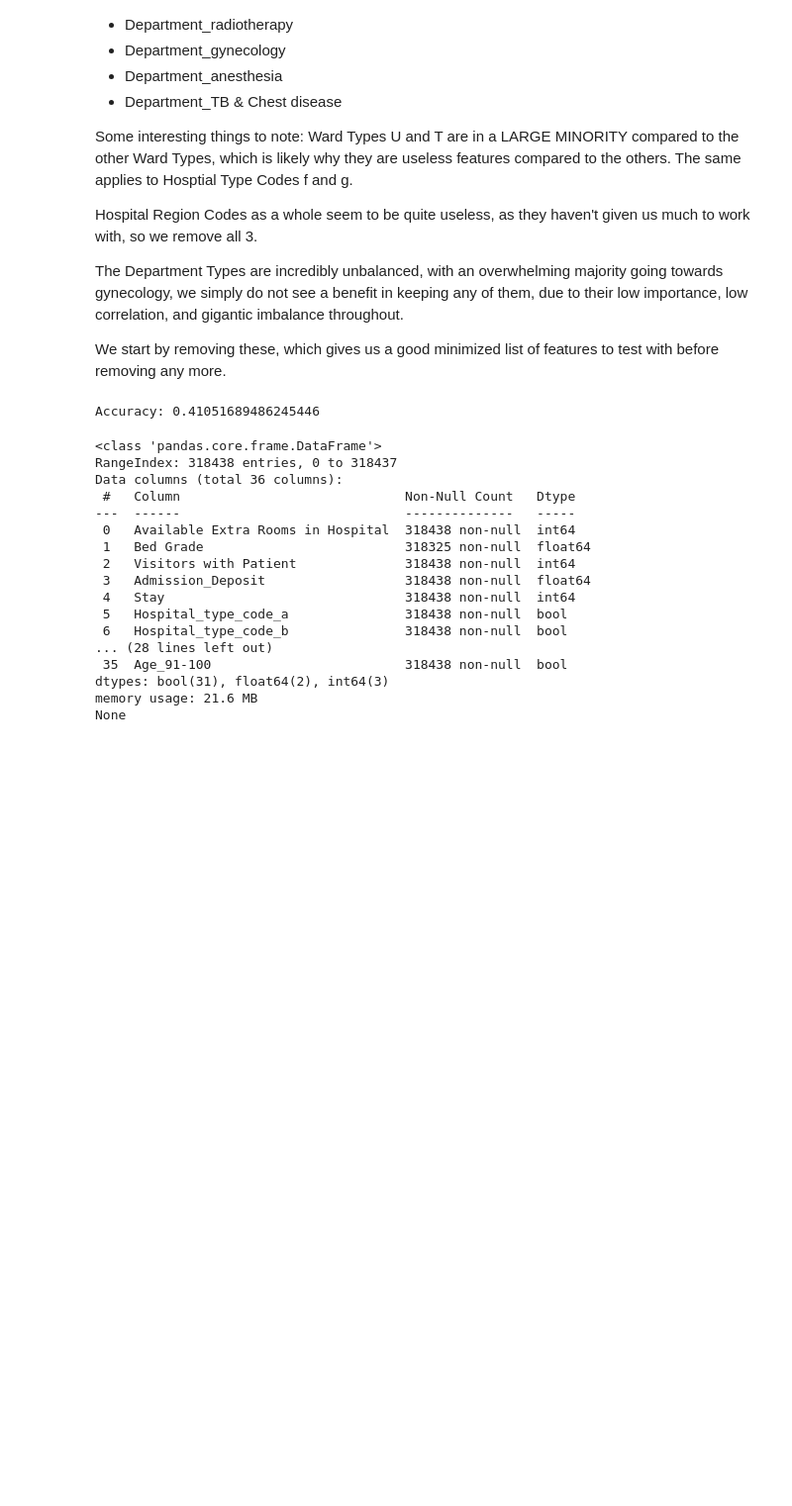
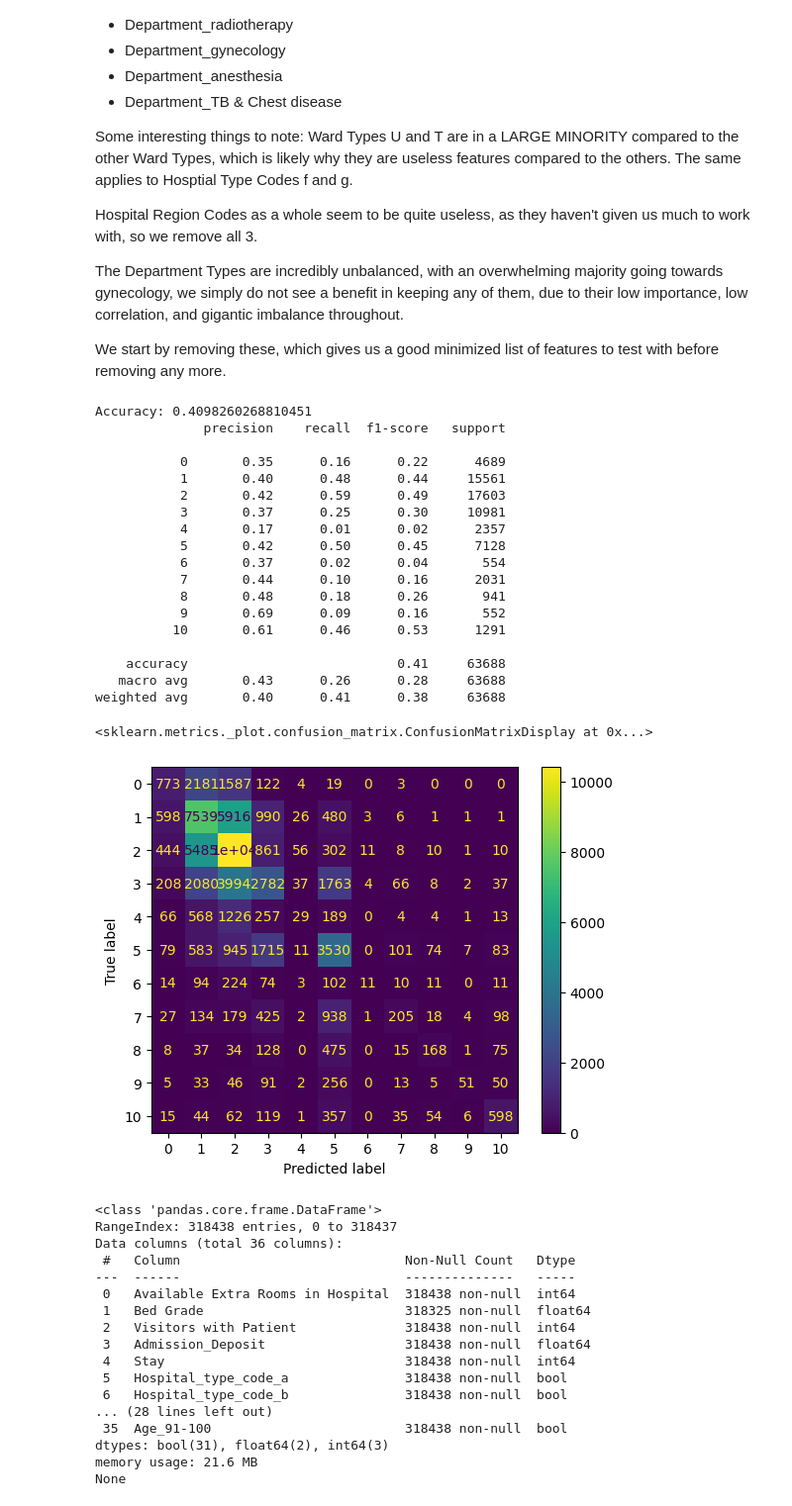
Before and after one commit to zsyed44/DS3000FinalProject, a Jupyter notebook: src/Nursing.ipynb, the cells around one changed output. Shown at 99% size. Cells and saved outputs as stored; diff of their text form; code cells hidden in the pictures; blank space fills up the shorter version.

```diff
--- a/Nursing.ipynb
+++ b/src/Nursing.ipynb
@@ -289,10 +289,36 @@ We start by removing these, which gives us a good minimized list of features to
 # %%
 # Printing Base RF Model Accuracy for Comparison Purposes
 y_pred = rf.predict(X_test)
 accuracy = accuracy_score(y_test, y_pred)
 print(f"Accuracy: {accuracy}")
+
+target_names = [str(c) for c in rf.classes_]
+
+print(classification_report(y_test, y_pred, target_names=target_names))
+model0_conf = confusion_matrix(y_test, y_pred)
+conf0_display = ConfusionMatrixDisplay(confusion_matrix = model0_conf, display_labels=['0','1','2', '3', '4', '5', '6', '7', '8', '9', '10'])
+conf0_display.plot()
 # %% [output]
-Accuracy: 0.41051689486245446
+Accuracy: 0.4098260268810451
+              precision    recall  f1-score   support
+
+           0       0.35      0.16      0.22      4689
+           1       0.40      0.48      0.44     15561
+           2       0.42      0.59      0.49     17603
+           3       0.37      0.25      0.30     10981
+           4       0.17      0.01      0.02      2357
+           5       0.42      0.50      0.45      7128
+           6       0.37      0.02      0.04       554
+           7       0.44      0.10      0.16      2031
+           8       0.48      0.18      0.26       941
+           9       0.69      0.09      0.16       552
+          10       0.61      0.46      0.53      1291
+
+    accuracy                           0.41     63688
+   macro avg       0.43      0.26      0.28     63688
+weighted avg       0.40      0.41      0.38     63688
+<sklearn.metrics._plot.confusion_matrix.ConfusionMatrixDisplay at 0x...>
+[figure, added]
 # %%
 # Dropping the 2 ID features
 dfe = dfe.drop(['case_id', 'patientid'], axis=1)
```
Also changed, not shown: parts of 2 cells of this notebook, 12 other files.
